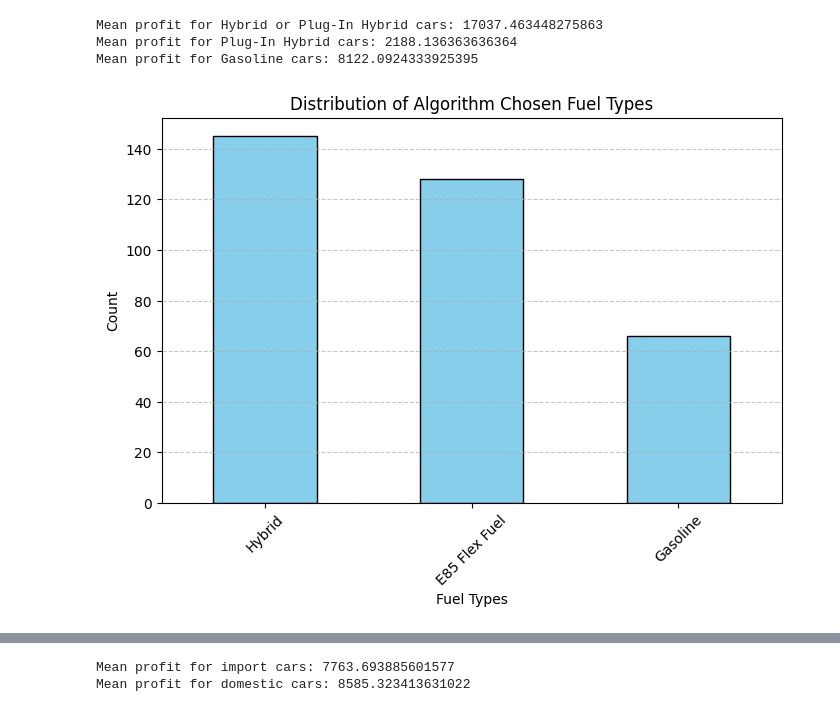
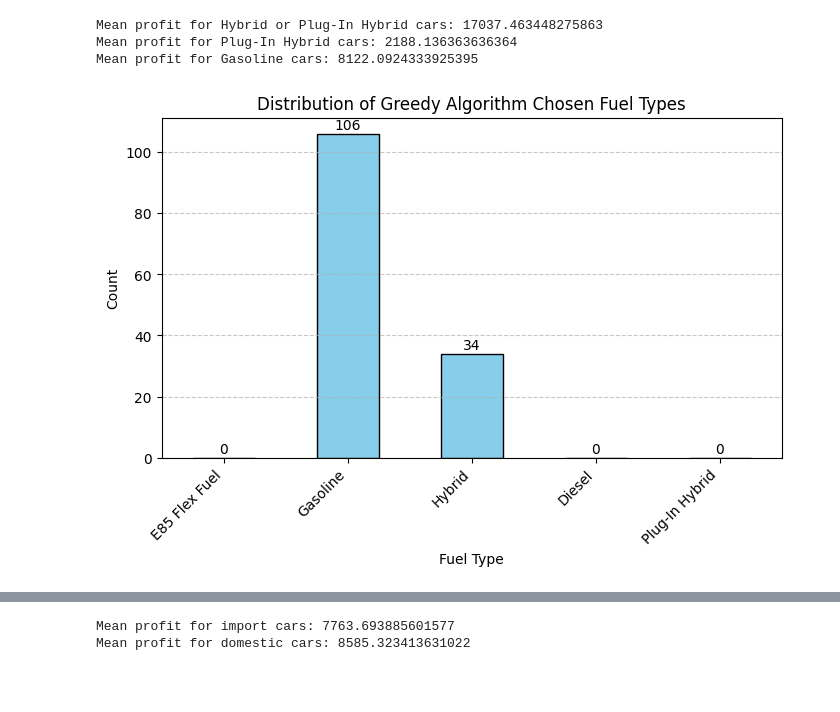
Before and after one commit to JustinTrenchcoat/MATH441_Project_2, a Jupyter notebook: greedy_size.ipynb, the cells around one changed output, grey strips where cells are left out. Cells and saved outputs as stored; diff of their text form; code cells hidden in the pictures; blank space fills up the shorter version.

```diff
--- a/greedy_size.ipynb
+++ b/greedy_size.ipynb
@@ -78,4 +76,3 @@ Actual budget spent: $ 26693793.75
 # %%
 unique_brands = df_new["brand"].unique()
-print(unique_brands)
-len(unique_brands)
+unique_fuel = df_new["fuel_type"].unique()
@@ -93,20 +79,16 @@ algorithm_selected_index = [i for i, val in enumerate (x.value) if val == 1]
 # %%
-
-# Create a pandas categorical series with all brands included
-selected_brand = pd.Categorical(df_new.loc[algorithm_selected_index, "brand"], categories=unique_brands, ordered=True)
-
-# Count the occurrences while including zero counts for missing brands
-brand_counts = pd.Series(selected_brand).value_counts().sort_index()
-
-# Plot the updated bar chart
-plt.figure(figsize=(14, 5))
-brand_counts.plot(kind="bar", color="skyblue", edgecolor="black")
+greedy_selected_brand = pd.Categorical(df_new.loc[items, "brand"], categories=unique_brands, ordered=True)
+brand_counts = pd.Series(greedy_selected_brand).value_counts().sort_index()
+plt.figure(figsize=(14,5))
+brand_counts.plot(kind="bar", color = "skyblue", edgecolor="black")
 plt.xlabel("Brand")
 plt.ylabel("Count")
-plt.title("Distribution of Algorithm Chosen Brands")
+plt.title("Distribution of Greedy Algorithm Chosen Brands")
 plt.xticks(rotation=45, ha="right", fontsize=10)  # Reduce font size
-plt.grid(axis="y", linestyle="--", alpha=0.7)
+plt.grid(axis='y', linestyle='--', alpha=0.7)
 plt.subplots_adjust(bottom=0.2)  # Add padding to prevent label cutoff
-plt.savefig("data/algo_brand.png", dpi=300, bbox_inches="tight")
+for i, value in enumerate(brand_counts):
+    plt.text(i,value +0.5, str(value), ha="center", va="bottom", fontsize=10)
+plt.savefig("data/greedy_size_brand.png", dpi=300, bbox_inches="tight")
 plt.show()
 # %% [output]
@@ -141,16 +109,19 @@ Mean profit for Hybrid or Plug-In Hybrid cars: 17037.463448275863
 Mean profit for Plug-In Hybrid cars: 2188.136363636364
 Mean profit for Gasoline cars: 8122.0924333925395
 # %%
-algorithm_selected_fuel = df_new.loc[algorithm_selected_index, "fuel_type"]
-brand_counts = algorithm_selected_fuel.value_counts()
+greedy_selected_fuel = pd.Categorical(df_new.loc[items, "fuel_type"], categories=unique_fuel, ordered=True)
+fuel_counts = pd.Series(greedy_selected_fuel).value_counts().sort_index()
 plt.figure(figsize=(8,5))
-brand_counts.plot(kind="bar", color = "skyblue", edgecolor="black")
-plt.xlabel("Fuel Types")
+fuel_counts.plot(kind="bar", color = "skyblue", edgecolor="black")
+plt.xlabel("Fuel Type")
 plt.ylabel("Count")
-plt.title("Distribution of Algorithm Chosen Fuel Types")
-plt.xticks(rotation=45)
-plt.grid(axis='y', linestyle='--', alpha=0.7)
-plt.savefig("data/algo_fuel.png", dpi=300, bbox_inches="tight")
+plt.title("Distribution of Greedy Algorithm Chosen Fuel Types")
+plt.xticks(rotation=45, ha="right", fontsize=10)  # Reduce font size
+plt.grid(axis="y", linestyle="--", alpha=0.7)
+plt.subplots_adjust(bottom=0.2)  # Add padding to prevent label cutoff
+for i, value in enumerate(fuel_counts):
+    plt.text(i,value +0.5, str(value), ha="center", va="bottom", fontsize=10)
+plt.savefig("data/greedy_size_fuel.png", dpi=300, bbox_inches="tight")
 plt.show()
 # %% [output]
-[figure, old version]
+[figure, new version]
```
Also changed, not shown: parts of 8 cells of this notebook, 15 other files.
